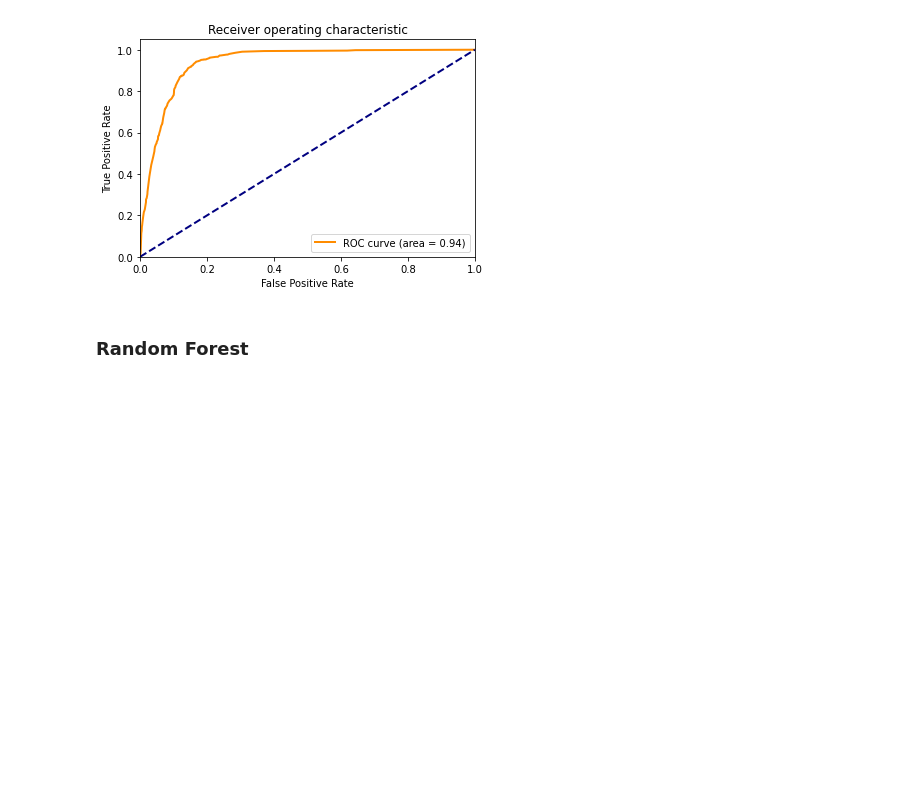
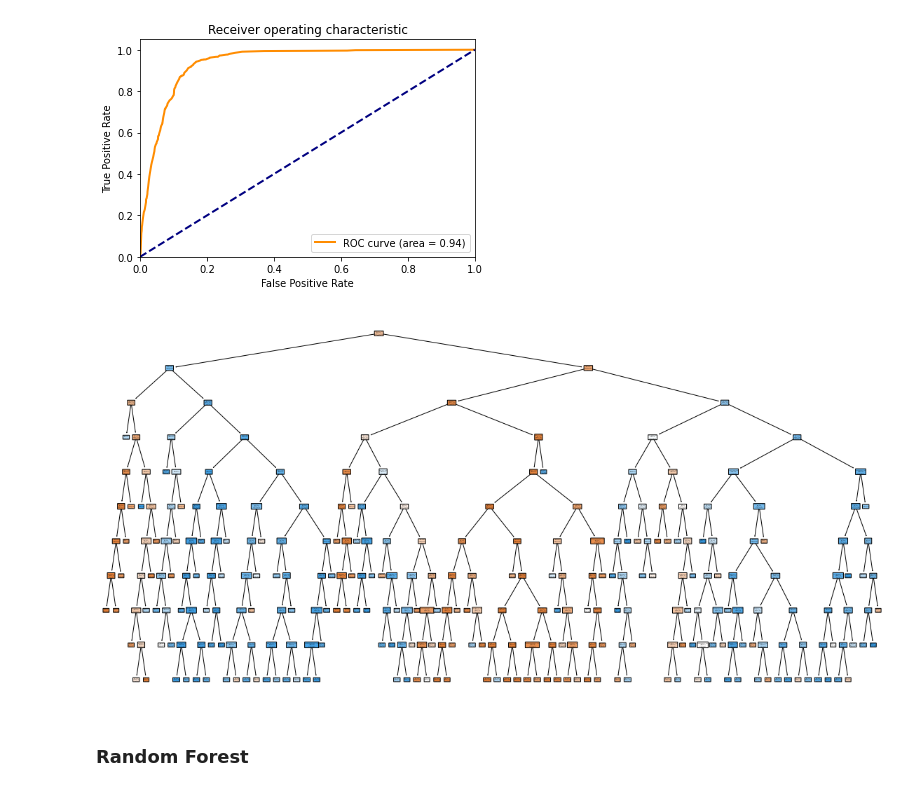
Before and after one commit to gitkym/uvs_bank_marketing_project, a Jupyter notebook: decision_trees.ipynb, the cells around one changed output. Cells and saved outputs as stored; diff of their text form; code cells hidden in the pictures; blank space fills up the shorter version.

```diff
--- a/decision_trees.ipynb
+++ b/decision_trees.ipynb
@@ -69,6 +62,7 @@ df_info.columns = ['column','dtype','NA_count', 'unique_count']
 print(f'Duplicates dropped --> {df.duplicated().sum()}')
 # drop duplicates, 12 rows
 df = df.drop_duplicates()
+df_copy = df.copy()
 df_info
 # %% [output]
 Duplicates dropped --> 12
@@ -127,17 +121,41 @@ Test Score : 0.9369769657330773
 # %%
 from sklearn.tree import plot_tree
 
+random_state = 42
+folds = 5
 # Load the trained model from disk
 model_name = f'new_dt_{folds}'
 loaded_model = pickle.load(open(f'trained_models/{model_name}.pkl', 'rb'))
 
 # Get the best estimator (trained decision tree) from the GridSearchCV object
 best_tree = loaded_model.best_estimator_.named_steps['classifier']
 
+# Encode df with the same encoder as used in the training
+df = df_copy.copy()
+X=df.drop('y', axis=1)
+# Create a pipeline for categorical features
+cat_features = X.select_dtypes(include=['object']).columns
+cat_pipeline = Pipeline([
+        ('onehot', OneHotEncoder(handle_unknown='ignore'))
+])
+# Create a pipeline for numerical features
+num_features = X.select_dtypes(include=['int64', 'float64']).columns
+num_pipeline = Pipeline([
+    ('std_scaler', StandardScaler())
+])
+# Create a column transformer
+preprocessor = ColumnTransformer([
+        ('cat', cat_pipeline, cat_features),
+        ('num', num_pipeline, num_features)
+])
+df_encoded = preprocessor.fit_transform(X)
+feature_names = preprocessor.named_transformers_['cat'].named_steps['onehot'].get_feature_names(cat_features).tolist() + num_features.tolist()
 # Visualize the decision tree
 plt.figure(figsize=(20, 10))
-plot_tree(best_tree, feature_names=df.drop('y', axis=1).columns, class_names=['no', 'yes'], filled=True, rounded=True)
+plot_tree(best_tree, feature_names=feature_names, class_names=['no', 'yes'], filled=True, rounded=True)
 plt.show()
+# %% [output]
+[figure, added]
 # %% [markdown]
 ### Random Forest
 # %%
```
Also changed, not shown: parts of 14 cells of this notebook, 2 other files.
